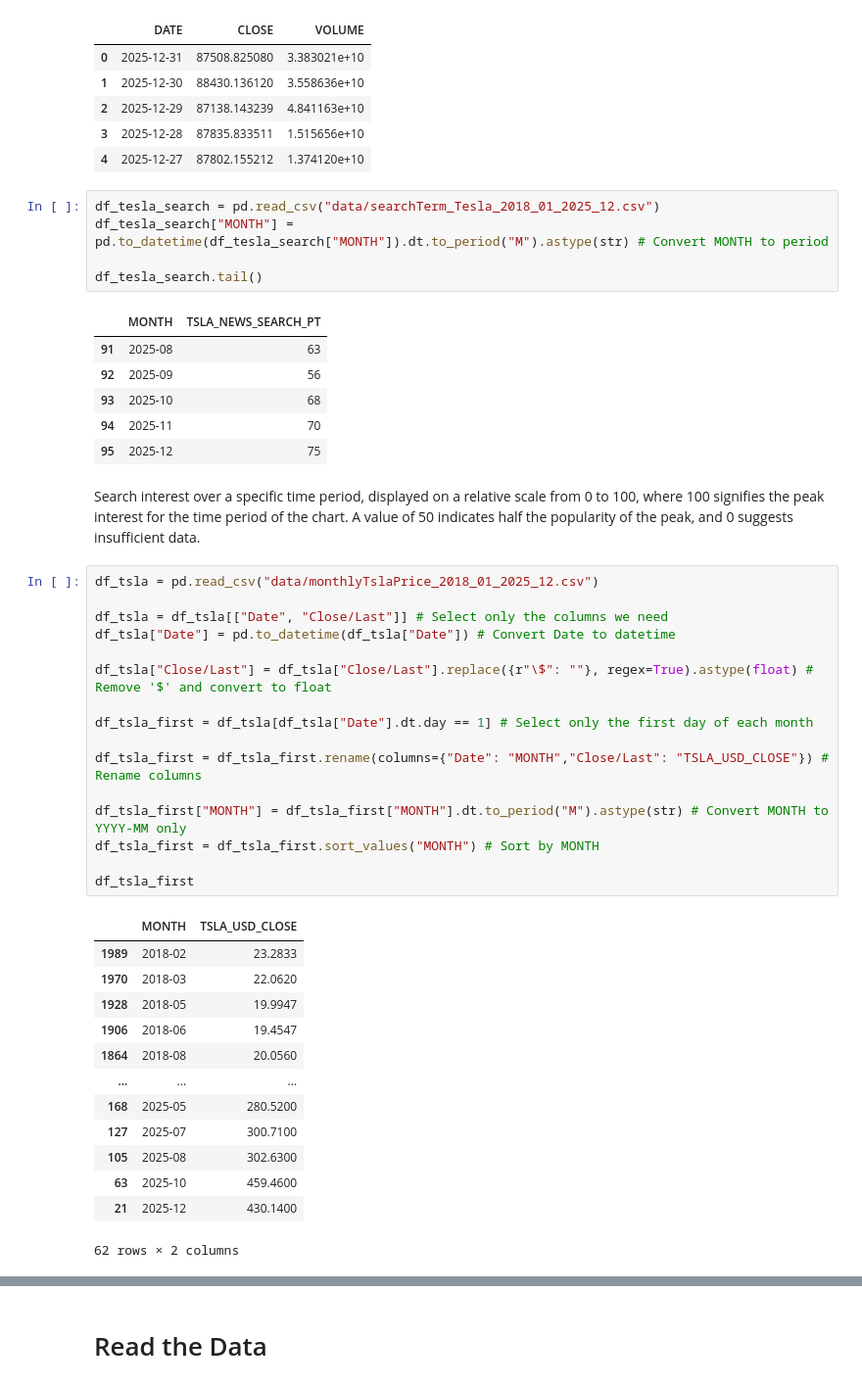
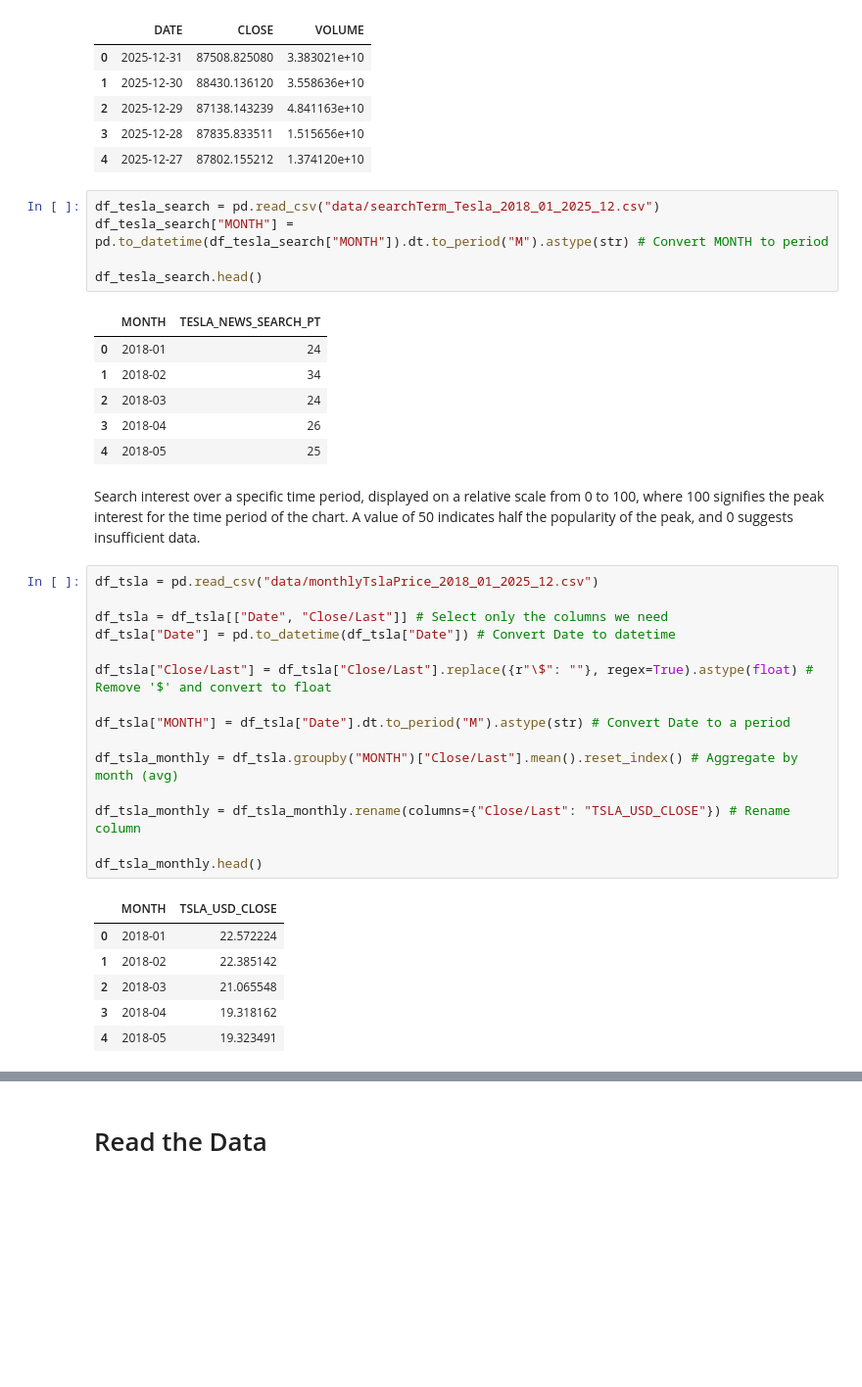
Before and after one commit to heyliceeee/Google-Trends-Data, a Jupyter notebook: Google Trends and Data Visualisation.ipynb, the cells around one changed output, grey strips where cells are left out. Shown at 98% size. Cells and saved outputs as stored; diff of their text form; blank space fills up the shorter version.

Commit message:
✨feat: Data Exploration - Tesla

```diff
--- a/Google Trends and Data Visualisation (start).ipynb
+++ b/Google Trends and Data Visualisation.ipynb
@@ -84,44 +84,36 @@ df_btc_price.head()
 df_tesla_search = pd.read_csv("data/searchTerm_Tesla_2018_01_2025_12.csv")
 df_tesla_search["MONTH"] = pd.to_datetime(df_tesla_search["MONTH"]).dt.to_period("M").astype(str) # Convert MONTH to period
 
-df_tesla_search.tail()
+df_tesla_search.head()
 # %% [output]
-|  | MONTH | TSLA_NEWS_SEARCH_PT |
-| 91 | 2025-08 | 63 |
-| 92 | 2025-09 | 56 |
-| 93 | 2025-10 | 68 |
-| 94 | 2025-11 | 70 |
-| 95 | 2025-12 | 75 |
+|  | MONTH | TESLA_NEWS_SEARCH_PT |
+| 0 | 2018-01 | 24 |
+| 1 | 2018-02 | 34 |
+| 2 | 2018-03 | 24 |
+| 3 | 2018-04 | 26 |
+| 4 | 2018-05 | 25 |
 # %% [markdown]
 Search interest over a specific time period, displayed on a relative scale from 0 to 100, where 100 signifies the peak interest for the time period of the chart. A value of 50 indicates half the popularity of the peak, and 0 suggests insufficient data.
 # %%
 df_tsla = pd.read_csv("data/monthlyTslaPrice_2018_01_2025_12.csv")
 
 df_tsla = df_tsla[["Date", "Close/Last"]] # Select only the columns we need
 df_tsla["Date"] = pd.to_datetime(df_tsla["Date"]) # Convert Date to datetime
 
 df_tsla["Close/Last"] = df_tsla["Close/Last"].replace({r"\$": ""}, regex=True).astype(float) # Remove '$' and convert to float
 
-df_tsla_first = df_tsla[df_tsla["Date"].dt.day == 1] # Select only the first day of each month
+df_tsla["MONTH"] = df_tsla["Date"].dt.to_period("M").astype(str) # Convert Date to a period
 
-df_tsla_first = df_tsla_first.rename(columns={"Date": "MONTH","Close/Last": "TSLA_USD_CLOSE"}) # Rename columns
+df_tsla_monthly = df_tsla.groupby("MONTH")["Close/Last"].mean().reset_index() # Aggregate by month (avg)
 
-df_tsla_first["MONTH"] = df_tsla_first["MONTH"].dt.to_period("M").astype(str) # Convert MONTH to YYYY-MM only
-df_tsla_first = df_tsla_first.sort_values("MONTH") # Sort by MONTH
+df_tsla_monthly = df_tsla_monthly.rename(columns={"Close/Last": "TSLA_USD_CLOSE"}) # Rename column
 
-df_tsla_first
+df_tsla_monthly.head()
 # %% [output]
 |  | MONTH | TSLA_USD_CLOSE |
-| 1989 | 2018-02 | 23.2833 |
-| 1970 | 2018-03 | 22.0620 |
-| 1928 | 2018-05 | 19.9947 |
-| 1906 | 2018-06 | 19.4547 |
-| 1864 | 2018-08 | 20.0560 |
-| ... | ... | ... |
-| 168 | 2025-05 | 280.5200 |
-| 127 | 2025-07 | 300.7100 |
-| 105 | 2025-08 | 302.6300 |
-| 63 | 2025-10 | 459.4600 |
-| 21 | 2025-12 | 430.1400 |
+| 0 | 2018-01 | 22.572224 |
+| 1 | 2018-02 | 22.385142 |
+| 2 | 2018-03 | 21.065548 |
+| 3 | 2018-04 | 19.318162 |
+| 4 | 2018-05 | 19.323491 |
-62 rows × 2 columns
 # %%
```
Also changed, not shown: parts of 13 cells of this notebook, 1 other file.
